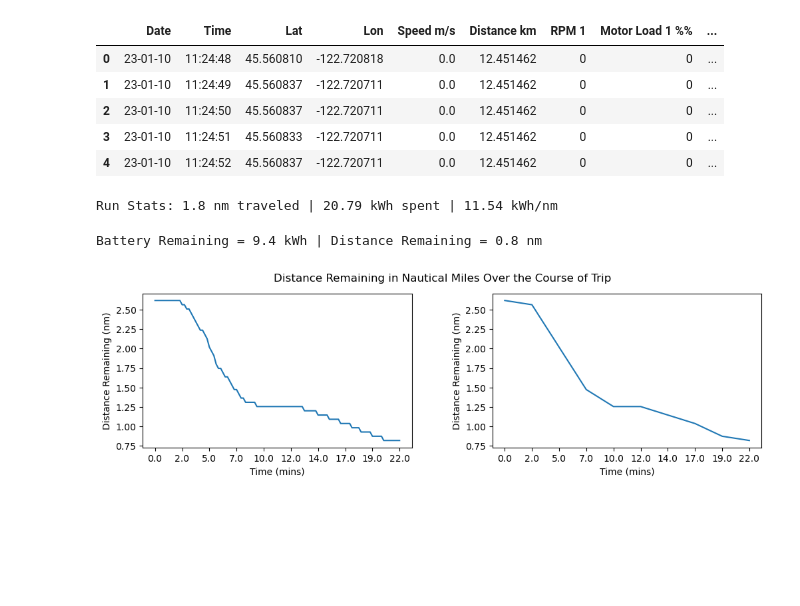
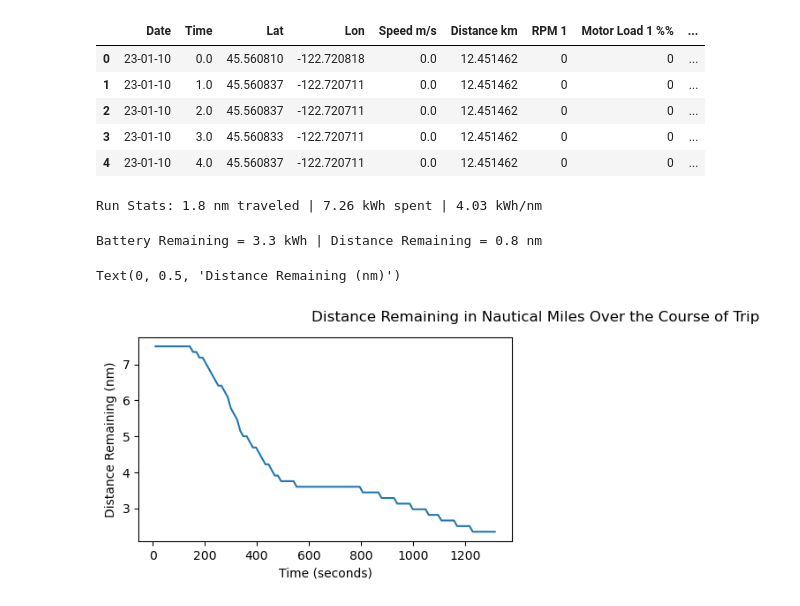
Before and after one commit to eliu420/photon-range-estimator, a Jupyter notebook: Guppy_test_loop.ipynb, the cells around one changed output. Cells and saved outputs as stored; diff of their text form; code cells hidden in the pictures; blank space fills up the shorter version.

```diff
--- a/Guppy_test_loop.ipynb
+++ b/Guppy_test_loop.ipynb
@@ -26,15 +26,25 @@ columns = [
         # 'Pack Current 3 A', 'Pack Voltage 3 V', 'Pack Temp 3 C', 'SOC 3 %%',
         # 'Pack Current 4 A', 'Pack Voltage 4 V', 'Pack Temp 4 C', 'SOC 4 %%'
         ]
+
 df = df[columns]
+df.Time = (pd.to_datetime(df['Time'].str.strip(), format = '%H:%M:%S'))
+adjusted_time = np.array([0])
+x = 0
+for i in range(len(df.Time)):
+    if i+1 >= len(df.Time):
+        break
+    x += (df.Time[i+1] - df.Time[i]).total_seconds()
+    adjusted_time = np.append(adjusted_time,x)
+df['Time'] = adjusted_time.astype(float)
 df.head()
 # %% [output]
 |  | Date | Time | Lat | Lon | Speed m/s | Distance km | RPM 1 | Motor Load 1 %% | ... |
-| 0 | 23-01-10 | 11:24:48 | 45.560810 | -122.720818 | 0.0 | 12.451462 | 0 | 0 | ... |
-| 1 | 23-01-10 | 11:24:49 | 45.560837 | -122.720711 | 0.0 | 12.451462 | 0 | 0 | ... |
-| 2 | 23-01-10 | 11:24:50 | 45.560837 | -122.720711 | 0.0 | 12.451462 | 0 | 0 | ... |
-| 3 | 23-01-10 | 11:24:51 | 45.560833 | -122.720711 | 0.0 | 12.451462 | 0 | 0 | ... |
-| 4 | 23-01-10 | 11:24:52 | 45.560837 | -122.720711 | 0.0 | 12.451462 | 0 | 0 | ... |
+| 0 | 23-01-10 | 0.0 | 45.560810 | -122.720818 | 0.0 | 12.451462 | 0 | 0 | ... |
+| 1 | 23-01-10 | 1.0 | 45.560837 | -122.720711 | 0.0 | 12.451462 | 0 | 0 | ... |
+| 2 | 23-01-10 | 2.0 | 45.560837 | -122.720711 | 0.0 | 12.451462 | 0 | 0 | ... |
+| 3 | 23-01-10 | 3.0 | 45.560833 | -122.720711 | 0.0 | 12.451462 | 0 | 0 | ... |
+| 4 | 23-01-10 | 4.0 | 45.560837 | -122.720711 | 0.0 | 12.451462 | 0 | 0 | ... |
 # %%
 """Clean non-numeric data rows by trying to convert to a
 float value and dropping the row if it is unable to."""
@@ -68,7 +78,7 @@ dist_traveled = (df['Distance km'].iloc[-1] - df['Distance km'].iloc[0])*0.53995
 avg_consumption_rate = batt_consumed/dist_traveled
 print('Run Stats:', round(dist_traveled,2), 'nm traveled |', batt_consumed, 'kWh spent |', round(avg_consumption_rate,2), 'kWh/nm')
 # %% [output]
-Run Stats: 1.8 nm traveled | 20.79 kWh spent | 11.54 kWh/nm
+Run Stats: 1.8 nm traveled | 7.26 kWh spent | 4.03 kWh/nm
 # %%
 """Test Loop:
 Loop through CSV rows and update estimated mileage on each iteration.
@@ -83,48 +93,49 @@ for i in range(len(df)):
     print('Battery Remaining = %.1f kWh | Distance Remaining = %.1f nm' % (batt, dist), end=' \r')
     time.sleep(.01)
 # %% [output]
-Battery Remaining = 9.4 kWh | Distance Remaining = 0.8 nm
+Battery Remaining = 3.3 kWh | Distance Remaining = 0.8 nm
 # %%
 """Test Loop for Plot: An attempt to plot time versus distance remaining,
    calculated every 10 seconds in order to smooth final curve.
    Currently not yet working, running into error of 'Output exceeds the
    size limit. Open the full output data in a text editor'. I am inclined
    to believe that matplotlib has trouble processing datetime format of the
    'Time' column.
 """
 distanceList = []
 time1 = []
 count = 0
-interval = 12
 for i in range(len(df)):
-    batt = df['SOC 1 %%'].iloc[i]*batt_cap/100        # Change into kWh based on 63 kWh full charge
+    batt = df['SOC 1 %%'].iloc[i]*63/100        # Change into kWh based on 63 kWh full charge
     dist = batt/avg_consumption_rate            # In km. Will eventually need to be nm
     count += 1
-    if count % interval == 0:
+    if count % 12 == 0:
         time = df['Time'].iloc[i]    #fixed it here, "Only append the current time value"
         time1.append(time)
         distanceList.append(dist)
 
 plt.figure(figsize = (12,3))
 plt.suptitle('Distance Remaining in Nautical Miles Over the Course of Trip')
 plt.subplot(1,2,1)
 plt.plot(time1, distanceList)
 xticks = np.array(range(0,len(time1),interval))
-plt.xticks(xticks,labels = np.round((((xticks*interval)/60))))
-plt.xlabel("Time (mins)")
+#plt.xticks(xticks,labels = np.round((((xticks*interval)/60))))
+plt.xlabel("Time (seconds)")
 plt.ylabel('Distance Remaining (nm)')
 
 #Smooth line version of graph
-plt.subplot(1,2,2)
-x = np.array(range(0,len(time1)))
-x_smooth = xticks
-bspline = interpolate.make_interp_spline(x, distanceList)
-y_smooth = bspline(x_smooth)
+#plt.subplot(1,2,2)
+#x = np.array(range(0,int(np.max(time1))))
+#x_smooth = xticks
+#bspline = interpolate.make_interp_spline(x, distanceList)
+#y_smooth = bspline(x)
 
-plt.plot(x_smooth,y_smooth)
-plt.xticks(xticks,labels = np.round((((xticks*interval)/60))))
-plt.xlabel("Time (mins)")
-plt.ylabel('Distance Remaining (nm)')
-plt.subplots_adjust(wspace = 0.3)
+#plt.plot(x_smooth,y_smooth)
+#xlabel = np.array(range(0,int(np.max(time1)),200))
+#plt.xticks(xlabel,labels = xlabel)
+#plt.xlabel("Time (mins)")
+#plt.ylabel('Distance Remaining (nm)')
+#plt.subplots_adjust(wspace = 0.3)
 # %% [output]
+Text(0, 0.5, 'Distance Remaining (nm)')
-[figure, old version]
+[figure, new version]
```
